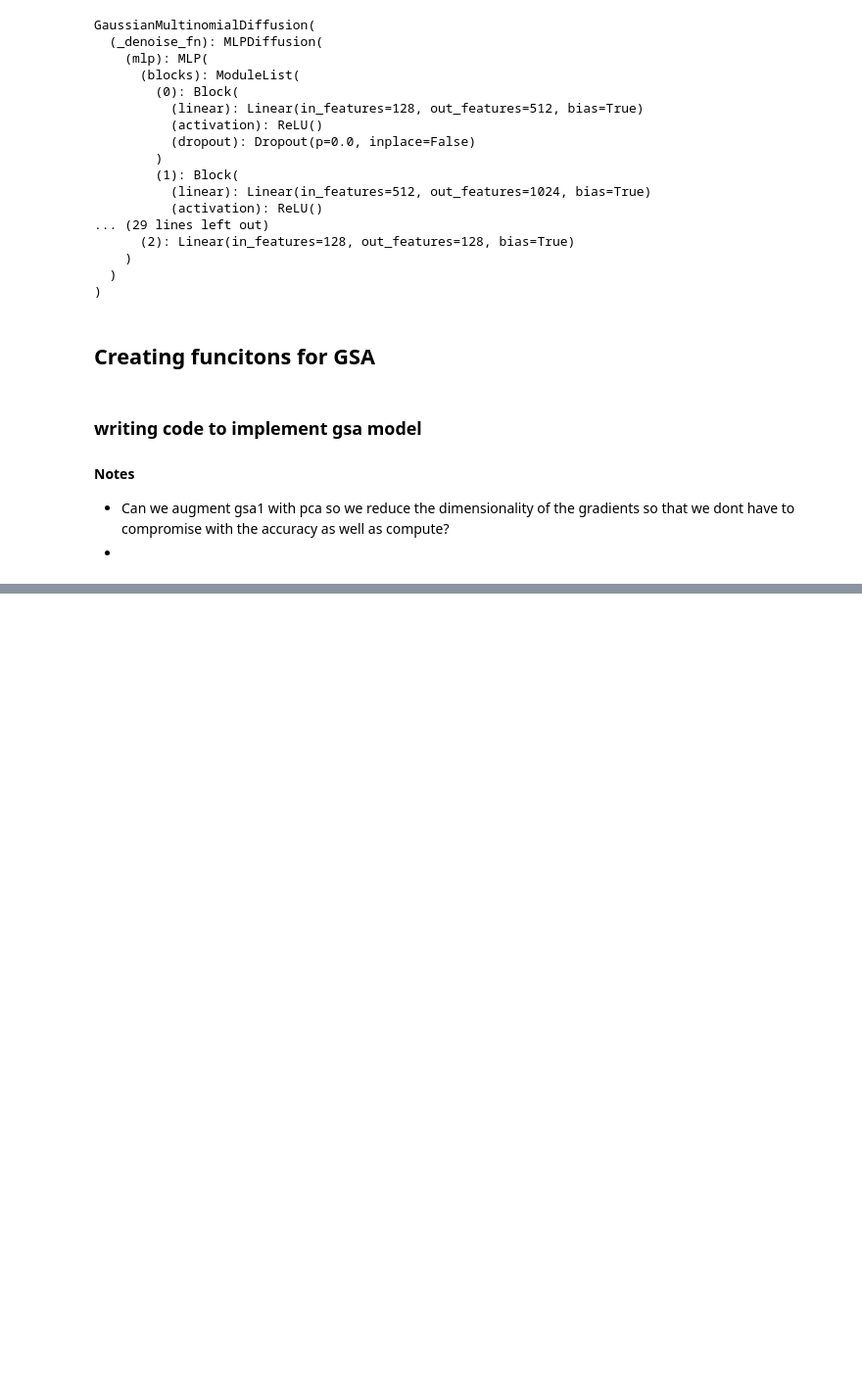
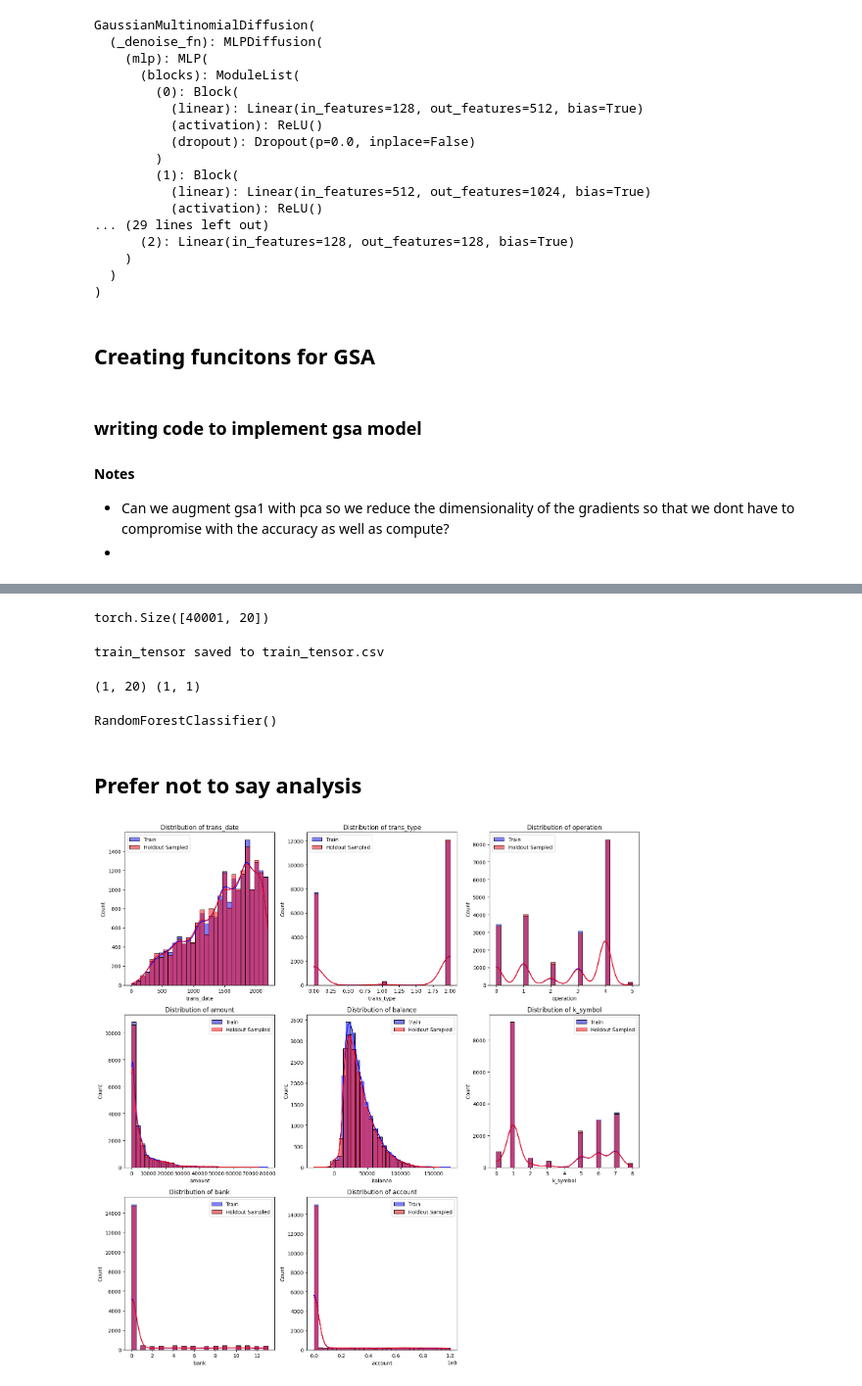
Before and after one commit to viditagg2005/MIDSTModels, a Jupyter notebook: starter_kits/wbst_gsa.ipynb, the cells around one changed output, grey strips where cells are left out. Shown at 98% size. Cells and saved outputs as stored; diff of their text form; code cells hidden in the pictures; blank space fills up the shorter version.

Commit message:
updated wbst_gsa & added train_tensors

```diff
--- a/starter_kits/wbst_gsa.ipynb
+++ b/starter_kits/wbst_gsa.ipynb
@@ -186,0 +361,13 @@ print("GSA2 Features:", gsa2_features)
+# %%
+train_tensor= torch.tensor(train_tensor)
+train_tensor.squeeze(0)
+train_tensor.shape
+# %% [output]
+torch.Size([40001, 20])
+# %%
+df_train = pd.DataFrame(train_tensor)
+df_train.to_csv("train_tensor.csv", index=False, header=False)
+
+print("train_tensor saved to train_tensor.csv")
+# %% [output]
+train_tensor saved to train_tensor.csv
@@ -188,10 +383,55 @@ print("GSA2 Features:", gsa2_features)
 from sklearn.ensemble import RandomForestClassifier
 import numpy as np
 
+
 # Example dataset (member=1, non-member=0)
-X_train = np.array([gsa1_features, gsa2_features])  # Replace with actual features
-y_train = np.array([1, 0])
+X_train = np.array([gsa1_features])#, gsa2_features])  # Replace with actual features
+y_train = np.array([[1]])
+print(X_train.shape, y_train.shape)
+
 
 # Train a classifier (e.g., Random Forest)
 clf = RandomForestClassifier()
 clf.fit(X_train, y_train)
+# %% [output]
+(1, 20) (1, 1)
+RandomForestClassifier()
+# %% [markdown]
+## Prefer not to say analysis
+# %%
+import pandas as pd
+import matplotlib.pyplot as plt
+import seaborn as sns
+
+# Load the datasets
+train = pd.read_csv("tabddpm_white_box/train/tabddpm_1/train_with_id.csv")
+holdout = pd.read_csv("tabddpm_white_box/train/tabddpm_1/holdout_with_id.csv")
+
+# Drop identifier columns
+columns_to_plot = [col for col in train.columns if col not in ["trans_id", "account_id"]]
+
+# Randomly sample holdout data to match train size
+holdout_sampled = holdout.sample(n=len(train), random_state=42)
+
+# Set up the figure and axes
+num_cols = len(columns_to_plot)
+fig, axes = plt.subplots(nrows=(num_cols + 2) // 3, ncols=3, figsize=(15, 5 * ((num_cols + 2) // 3)))
+
+# Flatten axes in case of single-row subplots
+axes = axes.flatten()
+
+# Plot histograms
+for i, col in enumerate(columns_to_plot):
+    sns.histplot(train[col], bins=30, color="blue", label="Train", alpha=0.5, kde=True, ax=axes[i])
+    sns.histplot(holdout_sampled[col], bins=30, color="red", label="Holdout Sampled", alpha=0.5, kde=True, ax=axes[i])
+    axes[i].set_title(f"Distribution of {col}")
+    axes[i].legend()
+
+# Remove unused subplots (if any)
+for j in range(i + 1, len(axes)):
+    fig.delaxes(axes[j])
+
+plt.tight_layout()
+plt.show()
+# %% [output]
+[figure, added]
```
Also changed, not shown: parts of 22 cells of this notebook, 3 other files.
